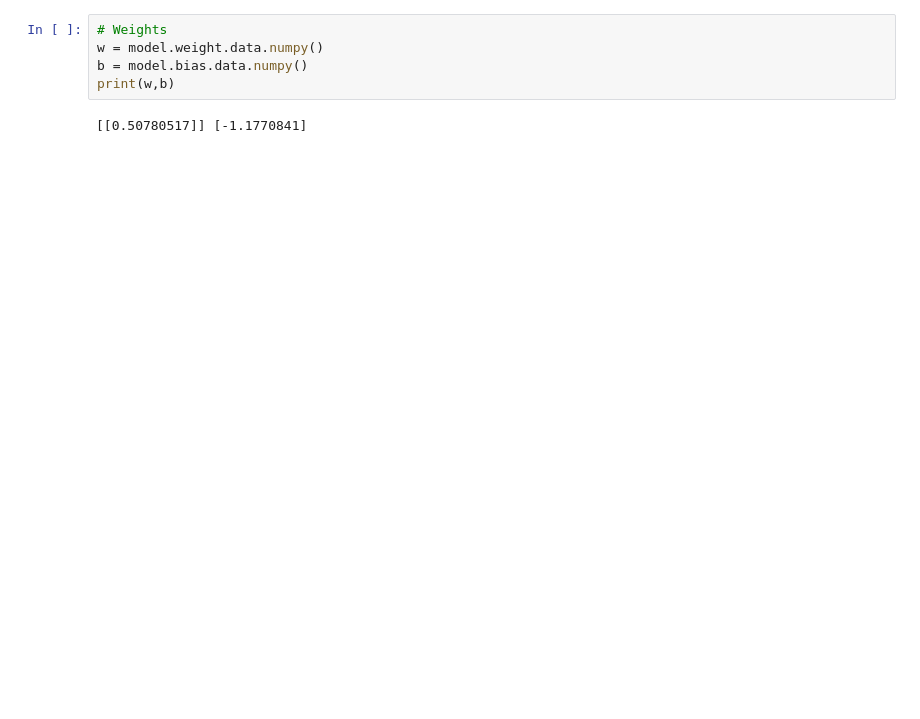
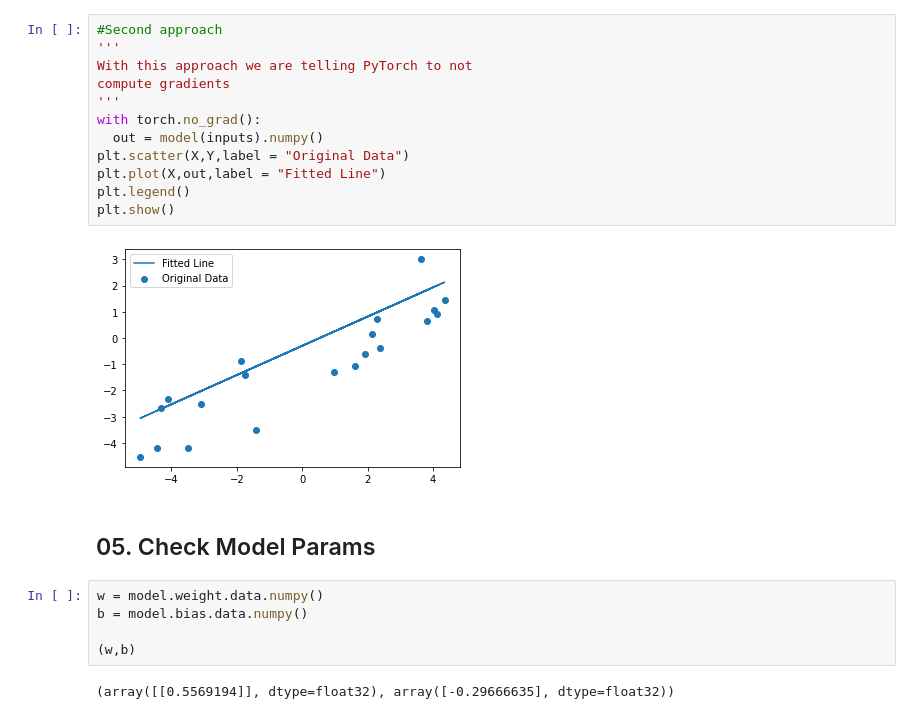
Before and after one commit to LuisChore/machine_learning_reference, a Jupyter notebook: PytorchExamples/LinearRegression.ipynb, the cells around one changed output. Drawn from its saved outputs; the diff is of its cells as text; blank space fills up the shorter version.

```diff
--- a/PytorchExamples/LinearRegression.ipynb
+++ b/PytorchExamples/LinearRegression.ipynb
@@ -83,7 +107,23 @@ plt.show();
+# %%
+#Second approach
+'''
+With this approach we are telling PyTorch to not
+compute gradients
+'''
+with torch.no_grad():
+  out = model(inputs).numpy()
+plt.scatter(X,Y,label = "Original Data")
+plt.plot(X,out,label = "Fitted Line")
+plt.legend()
+plt.show()
+# %% [output]
+[figure, added]
+# %% [markdown]
+## 05. Check Model Params
 # %%
-# Weights
 w = model.weight.data.numpy()
 b = model.bias.data.numpy()
-print(w,b)
+
+(w,b)
 # %% [output]
-[[0.50780517]] [-1.1770841]
+(array([[0.5569194]], dtype=float32), array([-0.29666635], dtype=float32))
```
Also changed, not shown: parts of 31 cells of this notebook.
